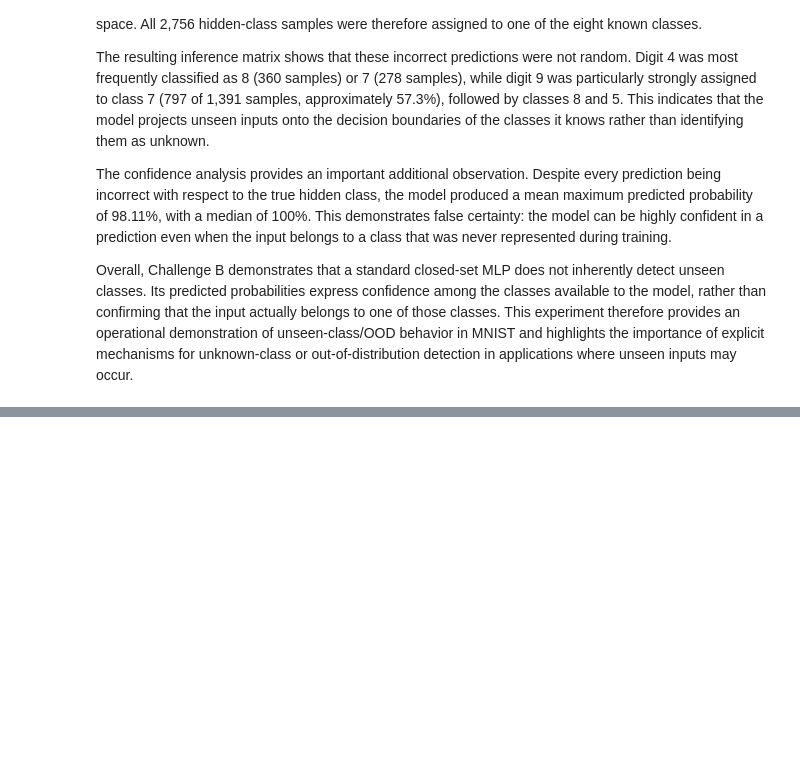
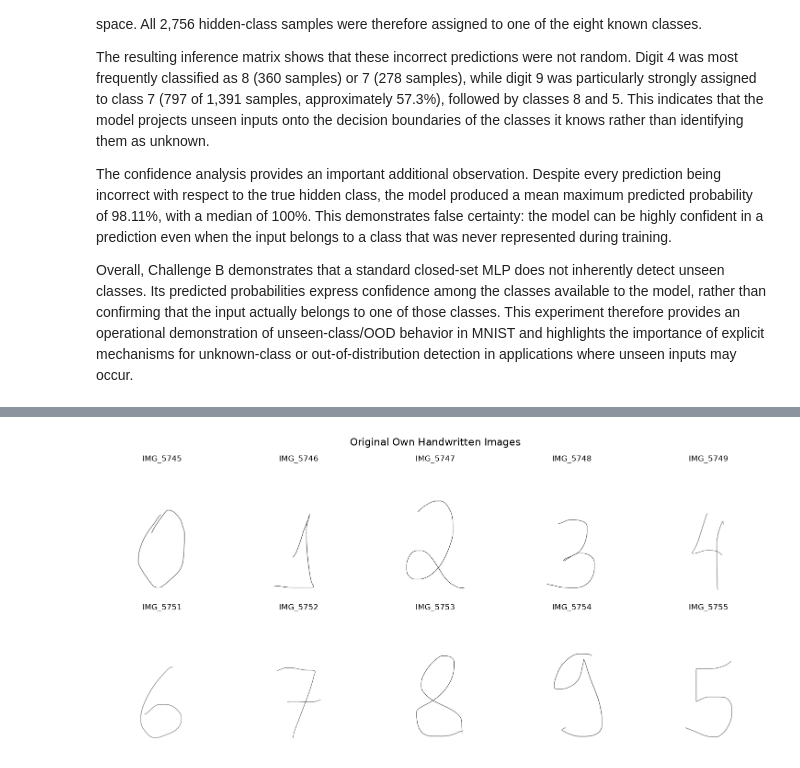
Before and after one commit to ananda-pires/mnist-multiclass-predictive-pipeline, a Jupyter notebook: notebooks/mnist_pipeline.ipynb, the cells around one changed output, grey strips where cells are left out. Cells and saved outputs as stored; diff of their text form; code cells hidden in the pictures; blank space fills up the shorter version.

Commit message:
feat: complete phase 5.3 own handwritten image inference

```diff
--- a/notebooks/mnist_pipeline.ipynb
+++ b/notebooks/mnist_pipeline.ipynb
@@ -2328,0 +2356,20 @@ Overall, Challenge B demonstrates that a standard closed-set MLP does not inhere
+# %%
+# Import Path to work with project directories in a platform-independent way
+from pathlib import Path
+
+# Define the directory containing the new digitally created handwritten images
+OWN_IMAGES_DIR = Path("../data/own_images")
+
+# Define the directory where the processed 28×28 images will be stored later
+PROCESSED_IMAGES_DIR = Path("../data/own_images_processed")
+
+# Create the processed-image directory if it does not already exist
+PROCESSED_IMAGES_DIR.mkdir(parents=True, exist_ok=True)
+
+# Print the directories being used by the Challenge C pipeline
+print("Own handwritten image directory:")
+print(OWN_IMAGES_DIR.resolve())
+
+print()
+print("Processed image directory:")
+print(PROCESSED_IMAGES_DIR.resolve())
@@ -2328,0 +2429,34 @@ Overall, Challenge B demonstrates that a standard closed-set MLP does not inhere
+# %%
+# Import matplotlib for displaying the handwritten images
+import matplotlib.pyplot as plt
+
+# Create a figure containing one subplot for each handwritten digit
+fig, axes = plt.subplots(2, 5, figsize=(15, 7))
+
+# Flatten the axes array to make iteration easier
+axes = axes.ravel()
+
+# Display each handwritten image
+for index, image_path in enumerate(own_image_paths):
+    # Open the image
+    image = Image.open(image_path)
+
+    # Display the image in the corresponding subplot
+    axes[index].imshow(image)
+
+    # Use the filename as the subplot title
+    axes[index].set_title(image_path.stem)
+
+    # Hide the axis because only the image itself is relevant
+    axes[index].axis("off")
+
+# Add a title describing the figure
+fig.suptitle("Original Own Handwritten Images", fontsize=16)
+
+# Adjust the layout to prevent overlapping elements
+plt.tight_layout()
+
+# Display the figure
+plt.show()
+# %% [output]
+[figure, added]
```
Also changed, not shown: parts of 37 cells of this notebook, 10 other files.
